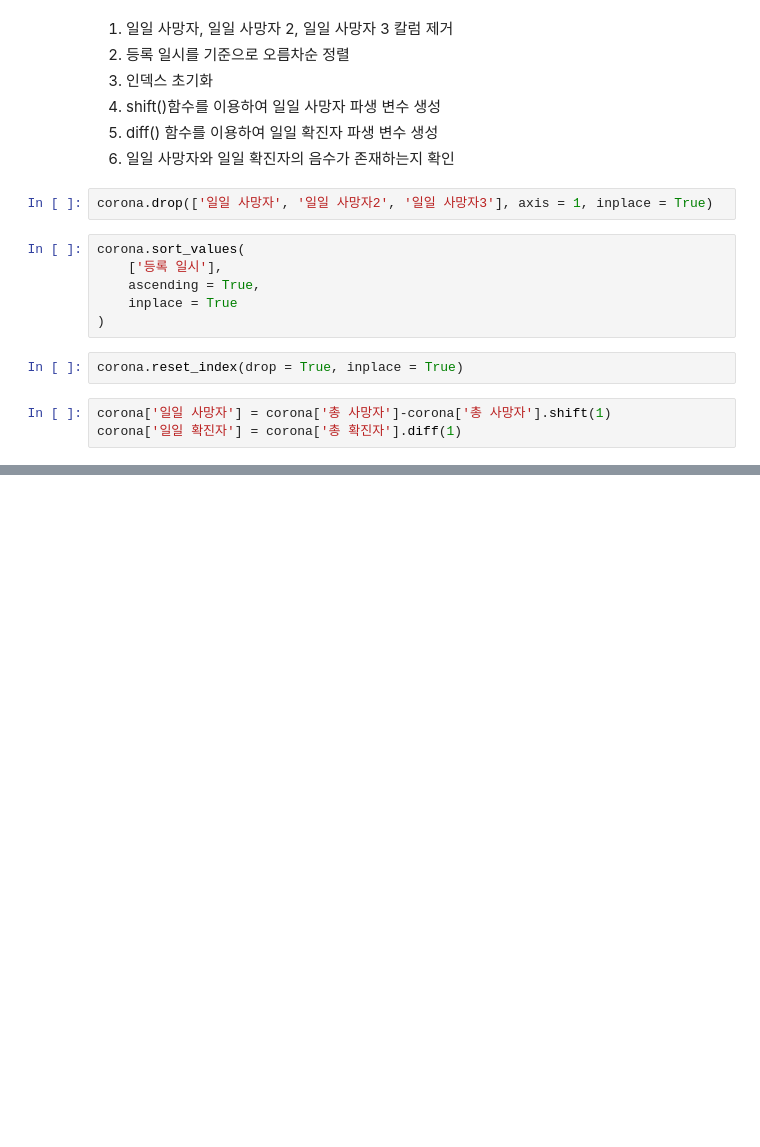
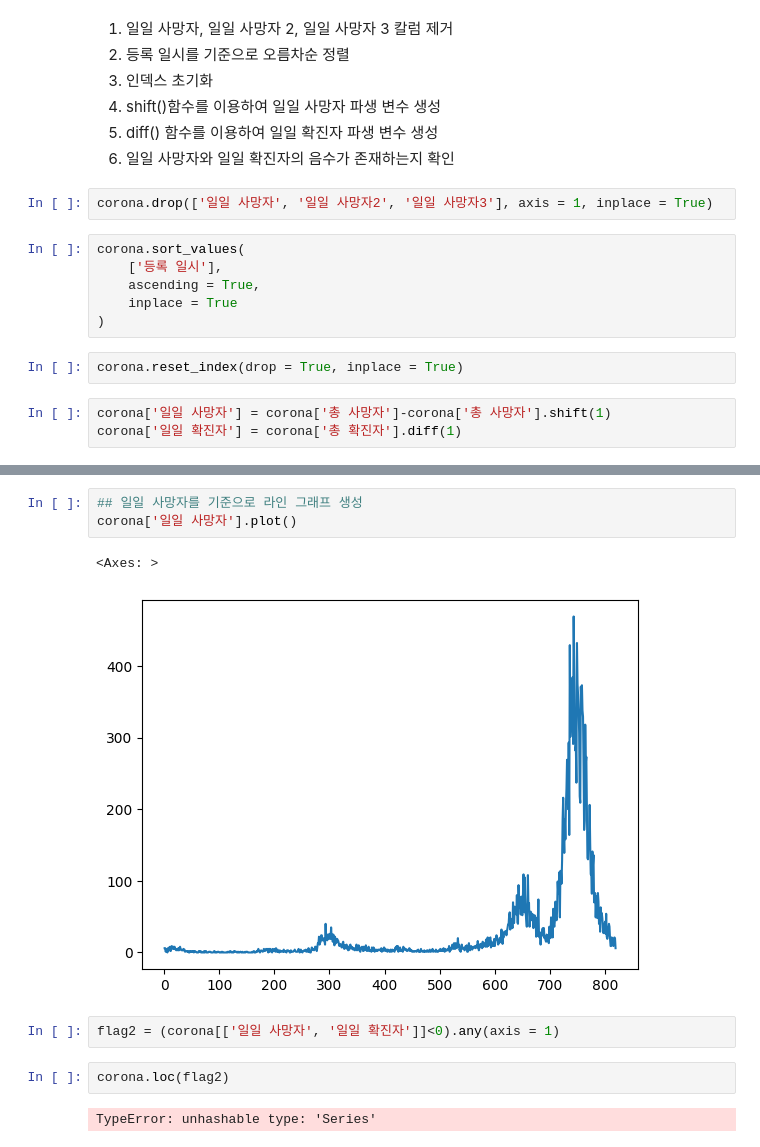
Before and after one commit to KHseo32/test, a Jupyter notebook: 3월 21일/240321(pandas.Series).ipynb, the cells around one changed output, grey strips where cells are left out. Cells and saved outputs as stored; diff of their text form; blank space fills up the shorter version.

```diff
--- a/3월 21일/240321(pandas.Series).ipynb
+++ b/3월 21일/240321(pandas.Series).ipynb
@@ -599,0 +624,12 @@ corona.head()
+# %%
+## 일일 사망자를 기준으로 라인 그래프 생성
+corona['일일 사망자'].plot()
+# %% [output]
+<Axes: >
+[figure, added]
+# %%
+flag2 = (corona[['일일 사망자', '일일 확진자']]<0).any(axis = 1)
+# %%
+corona.loc(flag2)
+# %% [output]
+TypeError: unhashable type: 'Series'
```
Also changed, not shown: parts of 4 cells of this notebook, 1 other file.
